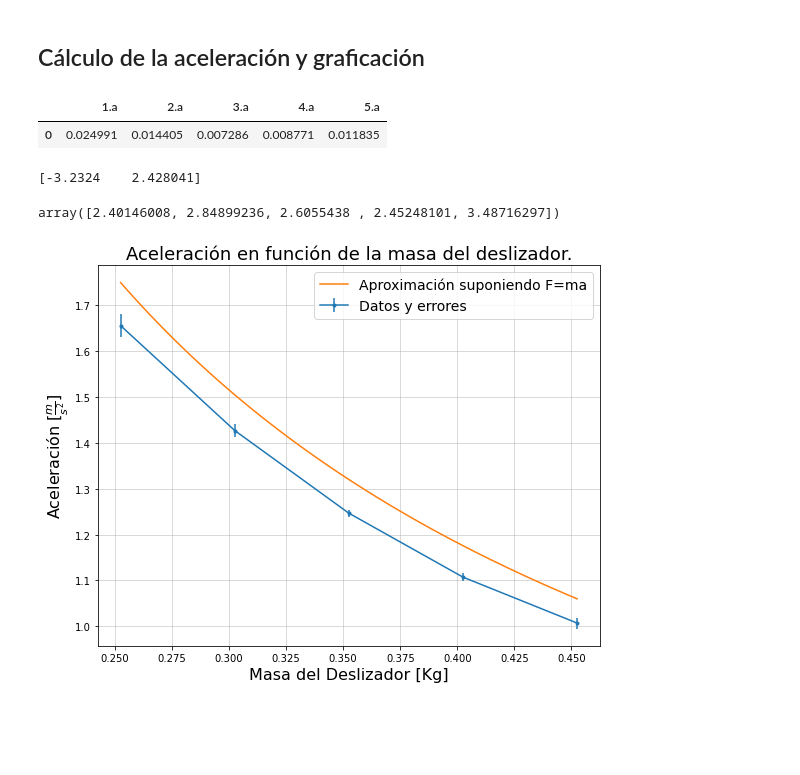
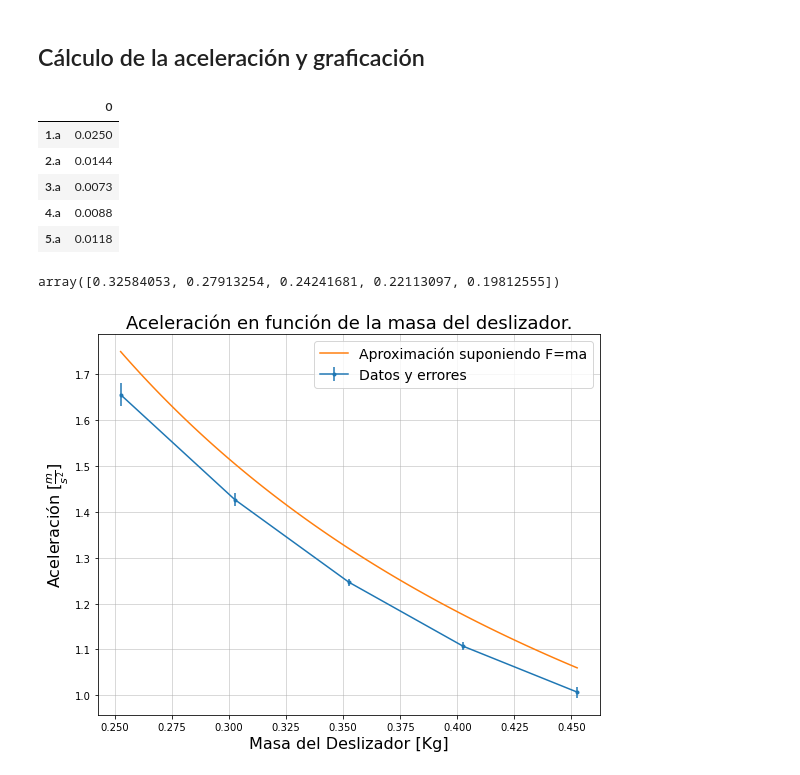
Before and after one commit to Vendetta0462/LaboratoriosFisica, a Jupyter notebook: Practica 4 - Ley 2 Newton/code/FuerzaConst.ipynb, the cells around one changed output. Cells and saved outputs as stored; diff of their text form; code cells hidden in the pictures; blank space fills up the shorter version.

```diff
--- a/Practica 4 - Ley 2 Newton/code/FuerzaConst.ipynb
+++ b/Practica 4 - Ley 2 Newton/code/FuerzaConst.ipynb
@@ -134,17 +140,21 @@ fase2_std*100/fase2_prom
 # %%
 fase2_a = pd.DataFrame()
 for i in range(1, 6):
     fase2_a[str(i)+".a"] = round((fase2_prom[str(i)+".v2"] - fase2_prom[str(i)+".v1"])/fase2_prom[str(i)+".t"], 4)
 # (1 - (fase1_a/fase1_prom[["1.a", "2.a", "3.a", "4.a", "5.a"]]))*100
 fase2_a
 
 fase2_aErr = pd.DataFrame()
 for i in range(1, 6):
-    fase2_aErr[str(i)+".a"] = (fase2_std[str(i)+".v2"]/fase2_prom[str(i)+".t"])+(fase2_std[str(i)+".v1"]/fase2_prom[str(i)+".t"])+(((fase2_prom[str(i)+".v2"]-fase2_prom[str(i)+".v1"])*fase2_std[str(i)+".t"])/fase2_prom[str(i)+".t"]**2)
-fase2_aErr
+    fase2_aErr[str(i)+".a"] = round((fase2_std[str(i)+".v2"]/fase2_prom[str(i)+".t"])+(fase2_std[str(i)+".v1"]/fase2_prom[str(i)+".t"])+(((fase2_prom[str(i)+".v2"]-fase2_prom[str(i)+".v1"])*fase2_std[str(i)+".t"])/fase2_prom[str(i)+".t"]**2),4)
+fase2_aErr.T
 # %% [output]
-|  | 1.a | 2.a | 3.a | 4.a | 5.a |
-| 0 | 0.024991 | 0.014405 | 0.007286 | 0.008771 | 0.011835 |
+|  | 0 |
+| 1.a | 0.0250 |
+| 2.a | 0.0144 |
+| 3.a | 0.0073 |
+| 4.a | 0.0088 |
+| 5.a | 0.0118 |
 # %%
 plt.figure(figsize=(9,7))
 plt.errorbar(masa_deslizador, fase2_a.values[0], yerr=fase2_aErr.values[0], fmt=".-", label="Datos y errores")
@@ -157,13 +167,16 @@ plt.errorbar(masa_deslizador, fase2_a.values[0], yerr=fase2_aErr.values[0], fmt=
 # slope/(1/deslizador)
 # plt.plot(masa_deslizador, ((0.05*g)/(masa_deslizador+0.05)), ".-")
 plt.plot(np.linspace(masa_deslizador.min(), masa_deslizador.max(), 100), ((0.055*g)/(np.linspace(masa_deslizador.min(), masa_deslizador.max(), 100)+0.055)), "-", label="Aproximación suponiendo F=ma")
+# plt.errorbar(masa_deslizador, ((0.055*g)/(masa_deslizador+0.055)), fmt=".", yerr=((0.055*g)/(masa_deslizador+0.055)**2)*0.001, label="Errir")
 plt.title("Aceleración en función de la masa del deslizador.", size=18)
 plt.xlabel("Masa del Deslizador [Kg]", size=16)
 plt.ylabel(r"Aceleración [$\frac{m}{s^2}$]", size=16)
 plt.grid(alpha=.6)
 plt.legend(fontsize=14)
-np.abs(1-fase2_a.values[0]/((0.05*g)/(masa_deslizador+0.05)))*100
+# (np.abs(1-fase2_a.values[0]/((0.055*g)/(masa_deslizador+0.055)))*100)
+np.abs((fase2_a.values[0]-((0.055*g)/(masa_deslizador+0.055))))
+e = ((0.055*g)/(masa_deslizador+0.055)**2)*0.001
+np.round(e,4)*100/(((0.055*g)/(masa_deslizador+0.055)))
 # %% [output]
-[-3.2324    2.428041]
+array([0.32584053, 0.27913254, 0.24241681, 0.22113097, 0.19812555])
-array([2.40146008, 2.84899236, 2.6055438 , 2.45248101, 3.48716297])
 [figure]
```
Also changed, not shown: parts of 6 cells of this notebook, 1 other file.
